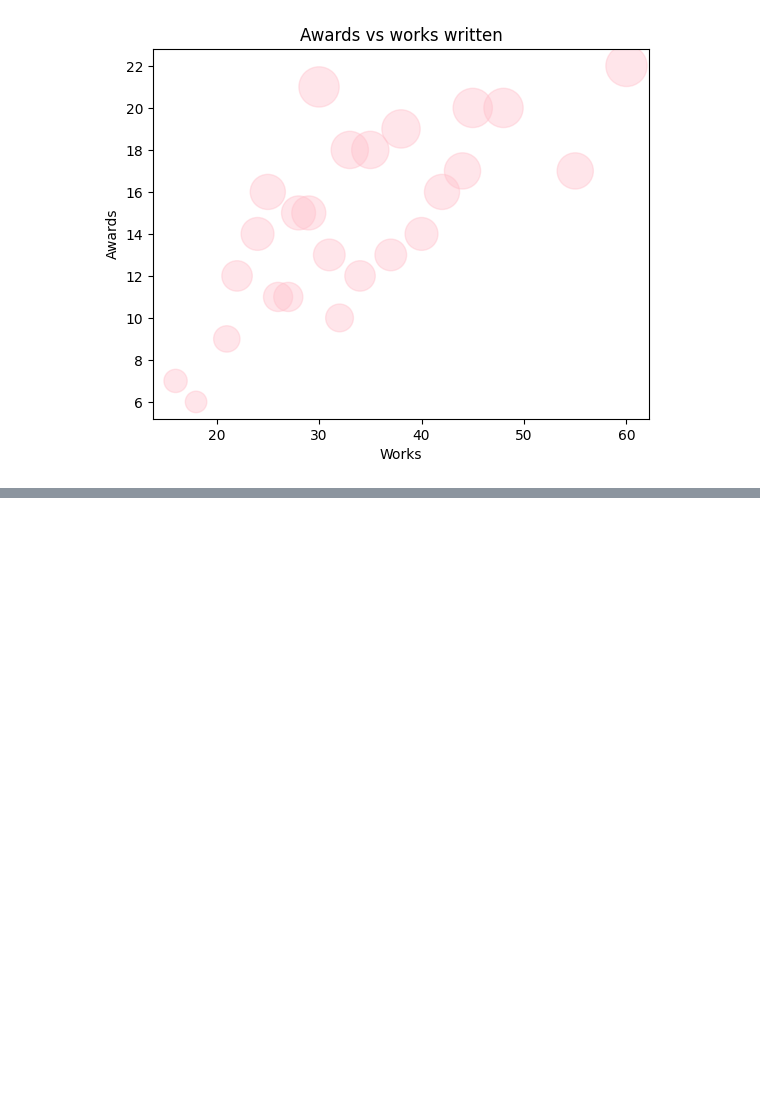
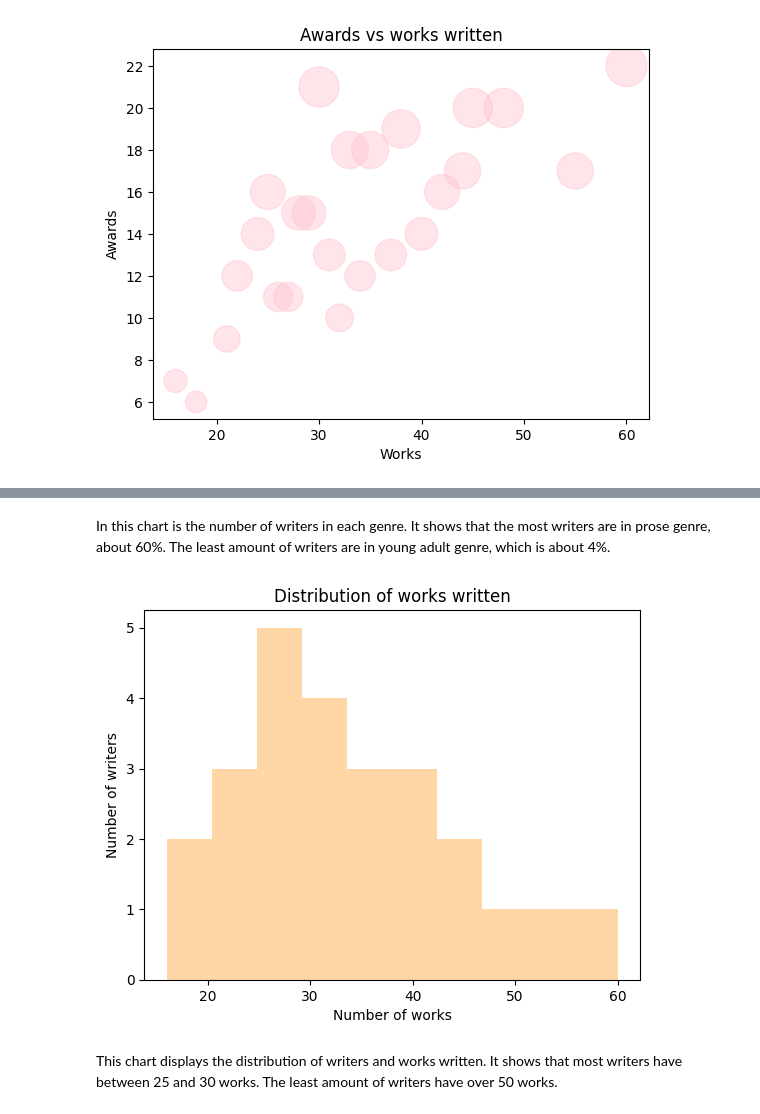
Before and after one commit to kkarnau/dt-2026-data-visualisation, a Jupyter notebook: notebooks/Digital humanities/Homework/Homework5.ipynb, the cells around one changed output, grey strips where cells are left out. Saved outputs shown, nothing was run; the diff lists cells and outputs as text; code cells hidden in the pictures; blank space fills up the shorter version.

```diff
--- a/notebooks/Digital humanities/Homework/Homework5.ipynb
+++ b/notebooks/Digital humanities/Homework/Homework5.ipynb
@@ -44,0 +59,14 @@ Text(0.5, 0, 'Works')
+# %% [markdown]
+In this chart is the number of writers in each genre. It shows that the most writers are in prose genre, about 60%. The least amount of writers are in young adult genre, which is about 4%.
+# %%
+df["Works written"].plot(kind="hist", bins=10, color="#FFD6A5")
+
+plt.title("Distribution of works written")
+plt.xlabel("Number of works")
+plt.ylabel("Number of writers")
+
+plt.show()
+# %% [output]
+[figure, added]
+# %% [markdown]
+This chart displays the distribution of writers and works written. It shows that most writers have between 25 and 30 works. The least amount of writers have over 50 works.
```
Also changed, not shown: parts of 7 cells of this notebook, 2 other files.
